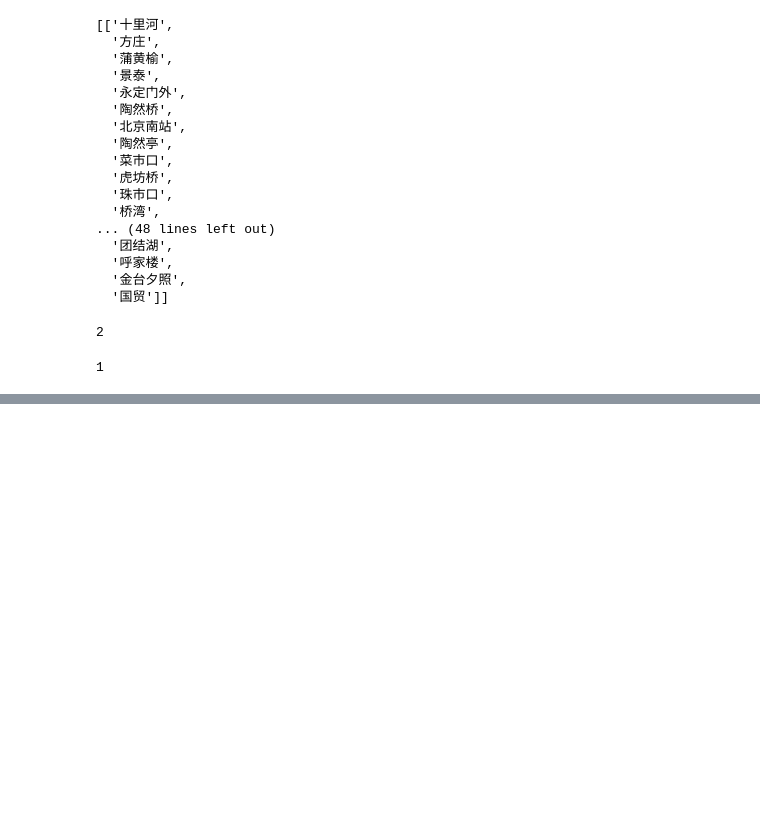
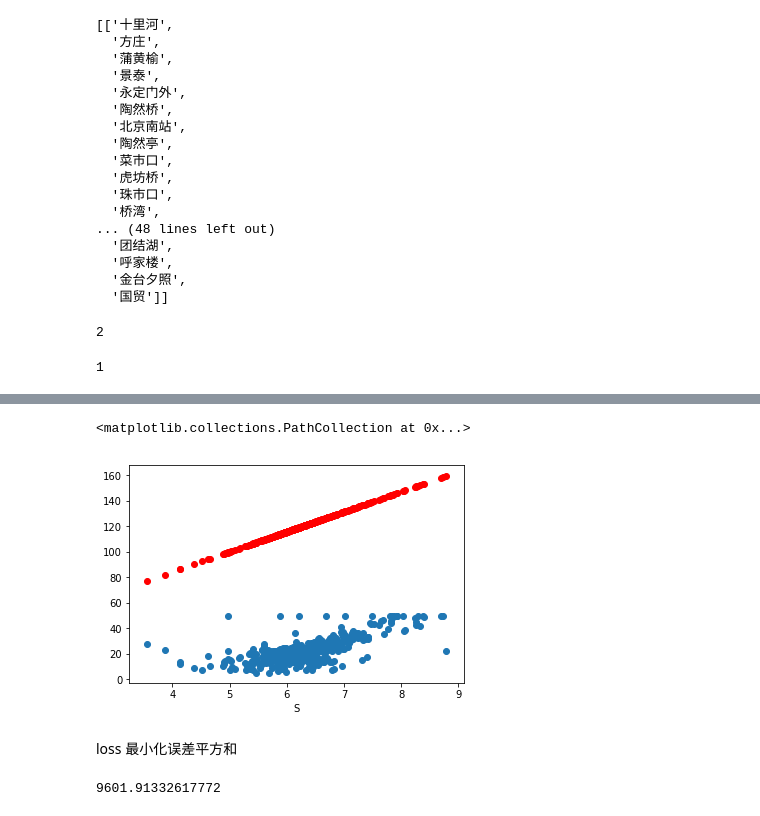
Before and after one commit to coder-leo-bian/Homework, a Jupyter notebook: homework02/lesson02_exercise.ipynb, the cells around one changed output, grey strips where cells are left out. Cells and saved outputs as stored; diff of their text form; code cells hidden in the pictures; blank space fills up the shorter version.

```diff
--- a/homework02/lesson02_exercise.ipynb
+++ b/homework02/lesson02_exercise.ipynb
@@ -585,0 +690,18 @@ path[-1]
+# %%
+import random
+x_ = x[:, 5]
+# %%
+k = random.random() * 200 - 100
+b = random.random() * 200 - 100
+y_hat = []
+for x in x_:
+    y_hat.append(k * x + b)
+plt.figure('数据对比')
+plt.xlabel('S')
+plt.scatter(x0, y)
+plt.scatter(x_, y_hat, c='r')
+# %% [output]
+<matplotlib.collections.PathCollection at 0x...>
+[figure, added]
+# %% [markdown]
+loss 最小化误差平方和
@@ -585,0 +711,4 @@ path[-1]
+# %%
+loss(y, y_hat)
+# %% [output]
+9601.91332617772
```
Also changed, not shown: parts of 17 cells of this notebook.
